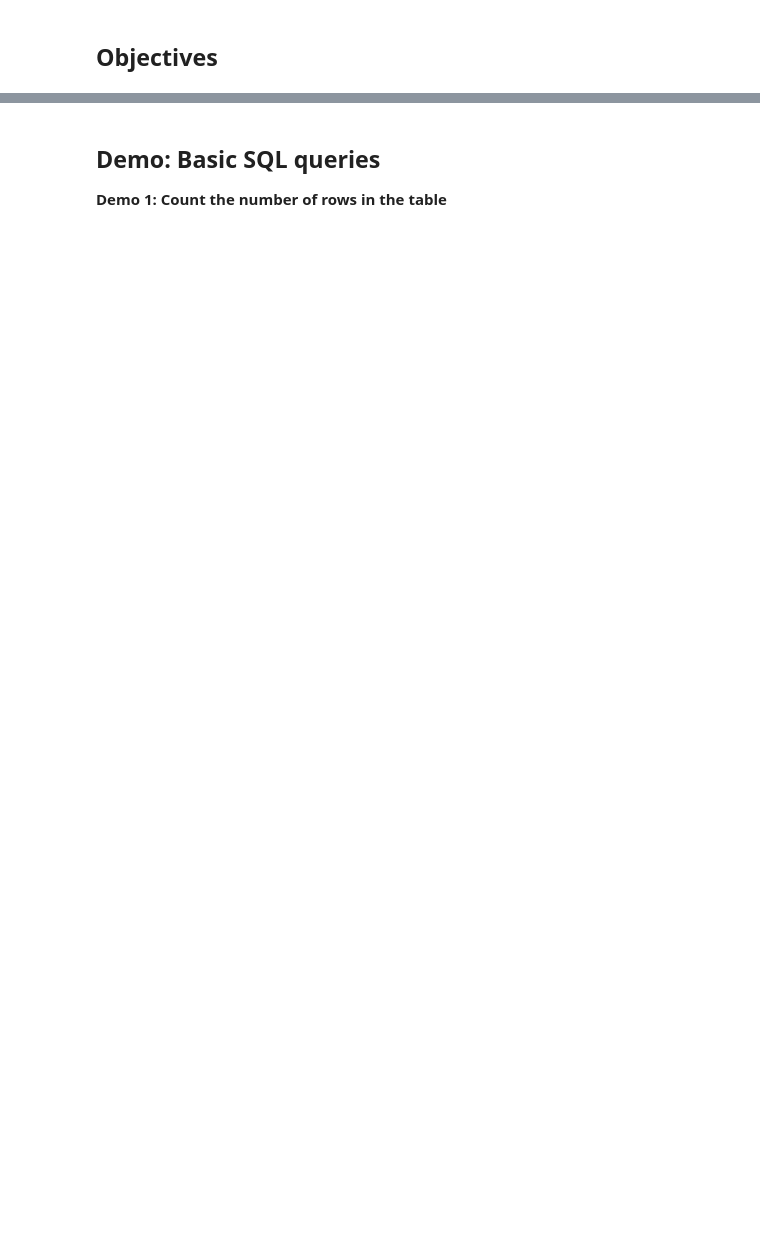
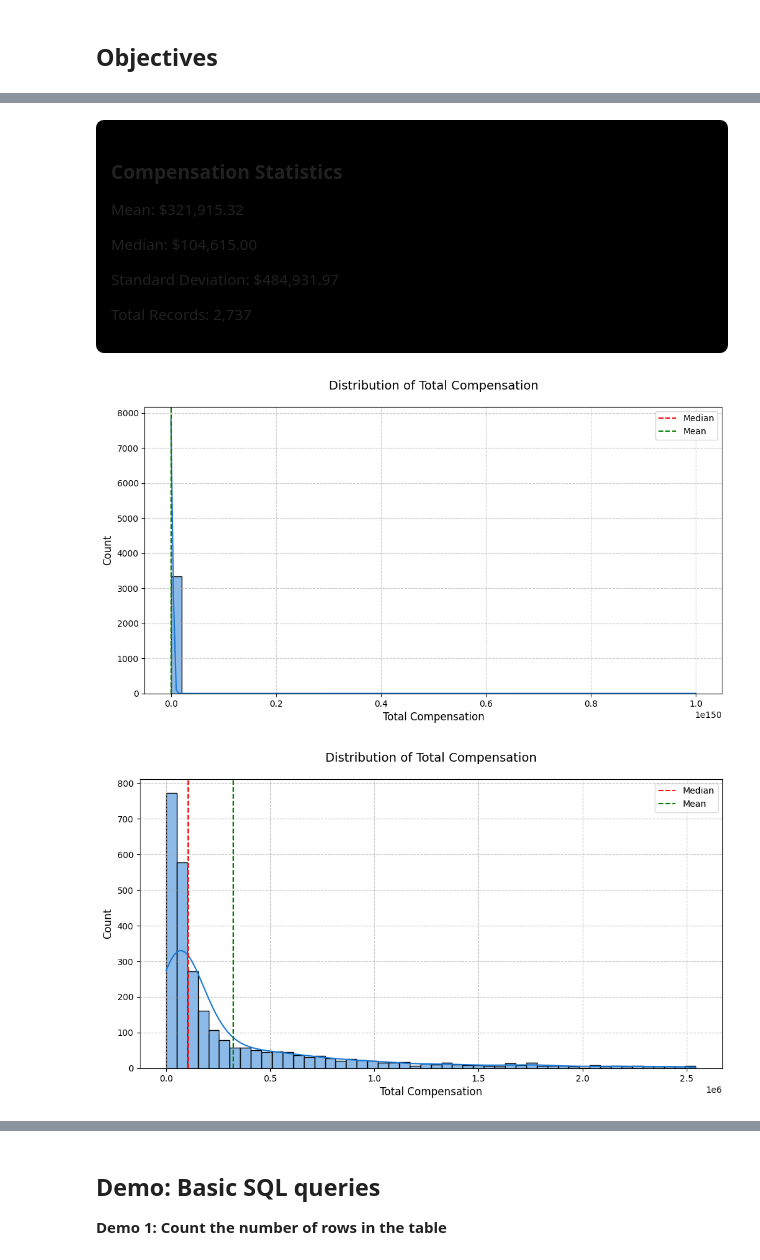
Before and after one commit to GulamRasoolSiddiqui/Python-Project-for-Data-Science, a Jupyter notebook: Lab 14 Data Visualization - Histogram.ipynb, the cells around one changed output, grey strips where cells are left out. Drawn from its saved outputs; the diff is of its cells as text; code cells hidden in the pictures; blank space fills up the shorter version.

```diff
--- a/Lab 14 Data Visualization - Histogram.ipynb
+++ b/Lab 14 Data Visualization - Histogram.ipynb
@@ -26,0 +185,2 @@ In this lab, you will perform the following:
+# %%
+conn = sqlite3.connect('survey-data.sqlite')
@@ -26,0 +272,5 @@ In this lab, you will perform the following:
+# %%
+## Write your code here
+sql="Select distinct CompTotal from main order by CompTotal desc"
+ct=pd.read_sql_query(sql, conn)
+print(ct)
@@ -26,0 +292,64 @@ In this lab, you will perform the following:
+# %%
+# Calculate IQR bounds
+Q1 = ct['CompTotal'].quantile(0.25)
+Q3 = ct['CompTotal'].quantile(0.75)
+IQR = Q3 - Q1
+
+lower_bound = Q1 - 1.5 * IQR
+upper_bound = Q3 + 1.5 * IQR
+
+    # Create clean dataset
+clean_df = ct[
+        (ct['CompTotal'] >= lower_bound) &
+        (ct['CompTotal'] <= upper_bound)
+    ].copy()
+def plot_compensation_distribution(ct):
+    """
+    Creates comprehensive visualization of total compensation distribution
+    """
+    plt.figure(figsize=(12, 6))
+
+    # Create histogram with KDE
+    sns.histplot(
+        data=ct,
+        x='CompTotal',
+        bins=50,
+        kde=True,
+        color='#1976D2'
+    )
+
+    # Add vertical lines for key statistics
+    plt.axvline(ct['CompTotal'].median(), color='red', linestyle='--', label='Median')
+    plt.axvline(ct['CompTotal'].mean(), color='green', linestyle='--', label='Mean')
+
+    plt.title('Distribution of Total Compensation', pad=20, fontsize=14)
+    plt.xlabel('Total Compensation', fontsize=12)
+    plt.ylabel('Count', fontsize=12)
+    plt.legend()
+    plt.grid(True, linestyle='--', alpha=0.7)
+
+    # Display statistics
+    stats = {
+        'Mean': ct['CompTotal'].mean(),
+        'Median': ct['CompTotal'].median(),
+        'Std Dev': ct['CompTotal'].std(),
+        'Count': len(ct)
+    }
+
+    html_content = f"""
+    <div style='font-family: Arial; padding: 15px; background: black; border-radius: 8px;'>
+        <h3>Compensation Statistics</h3>
+        <p>Mean: ${stats['Mean']:,.2f}</p>
+        <p>Median: ${stats['Median']:,.2f}</p>
+        <p>Standard Deviation: ${stats['Std Dev']:,.2f}</p>
+        <p>Total Records: {stats['Count']:,}</p>
+    </div>
+    """
+
+    display(HTML(html_content))
+    return stats
+
+# Execute visualization
+compensation_stats = plot_compensation_distribution(ct)
+compensation_stats = plot_compensation_distribution(clean_df)
+# %% [output]
@@ -26,0 +361,7 @@ In this lab, you will perform the following:
+Compensation Statistics
+Mean: $321,915.32
+Median: $104,615.00
+Standard Deviation: $484,931.97
+Total Records: 2,737
+[figure, added]
+[figure, added]
```
Also changed, not shown: parts of 108 cells of this notebook.
